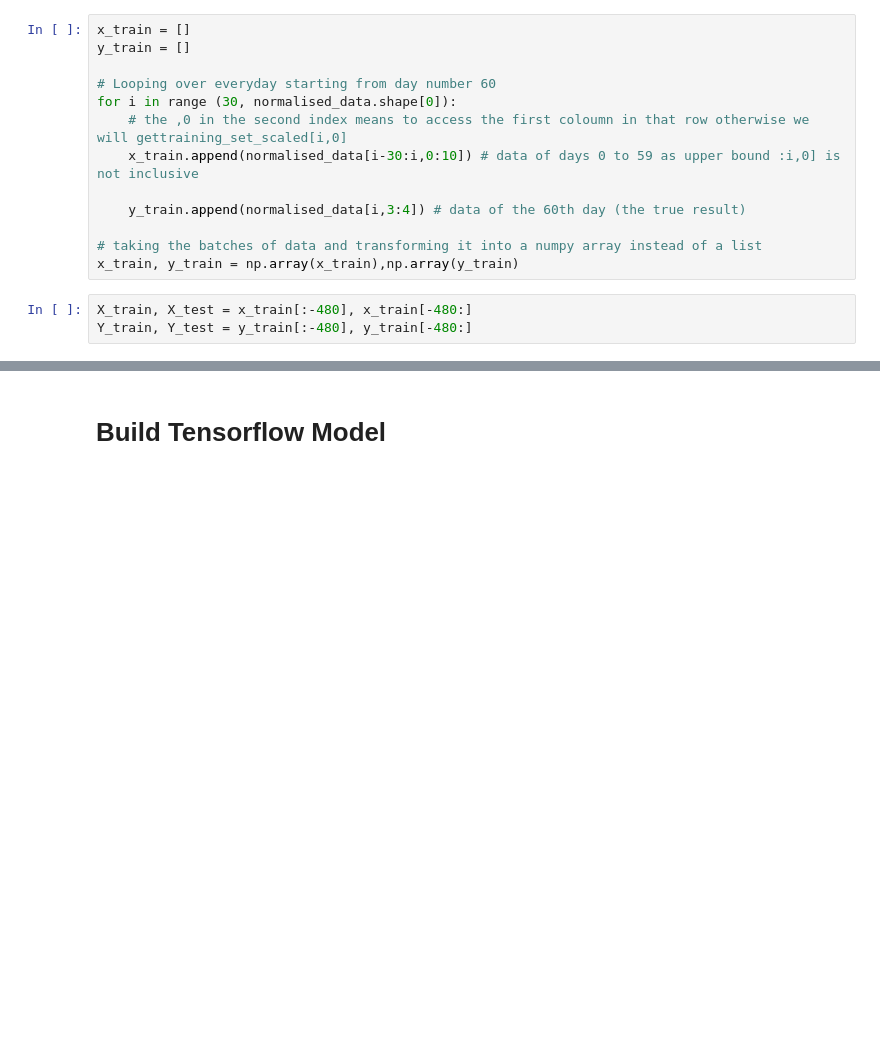
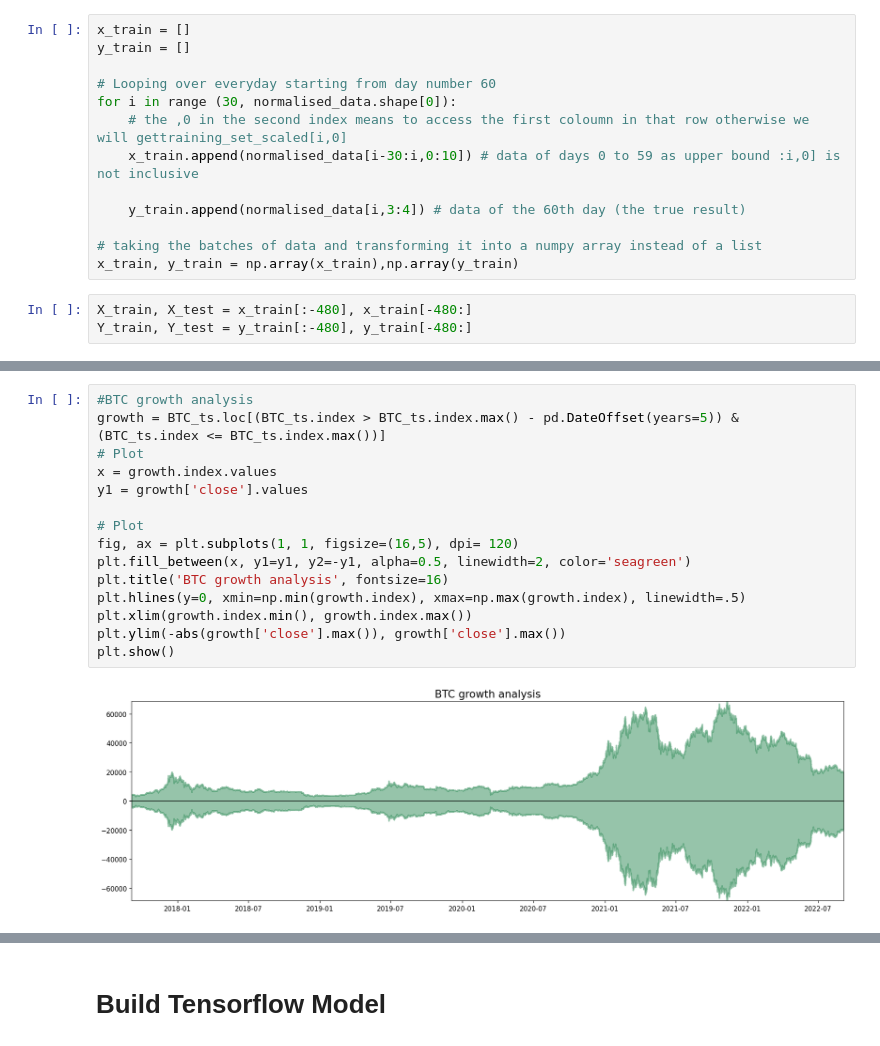
Before and after one commit to MrDegglan/9785-crypto-ml, a Jupyter notebook: ML_Main.ipynb, the cells around one changed output, grey strips where cells are left out. Drawn from its saved outputs; the diff is of its cells as text; blank space fills up the shorter version.

```diff
--- a/ML_Main.ipynb
+++ b/ML_Main.ipynb
@@ -168,0 +230,17 @@ for i in range(0,len(x_train)):
+# %%
+#BTC growth analysis
+growth = BTC_ts.loc[(BTC_ts.index > BTC_ts.index.max() - pd.DateOffset(years=5)) & (BTC_ts.index <= BTC_ts.index.max())]
+# Plot
+x = growth.index.values
+y1 = growth['close'].values
+
+# Plot
+fig, ax = plt.subplots(1, 1, figsize=(16,5), dpi= 120)
+plt.fill_between(x, y1=y1, y2=-y1, alpha=0.5, linewidth=2, color='seagreen')
+plt.title('BTC growth analysis', fontsize=16)
+plt.hlines(y=0, xmin=np.min(growth.index), xmax=np.max(growth.index), linewidth=.5)
+plt.xlim(growth.index.min(), growth.index.max())
+plt.ylim(-abs(growth['close'].max()), growth['close'].max())
+plt.show()
+# %% [output]
+[figure, added]
```
Also changed, not shown: parts of 22 cells of this notebook.
